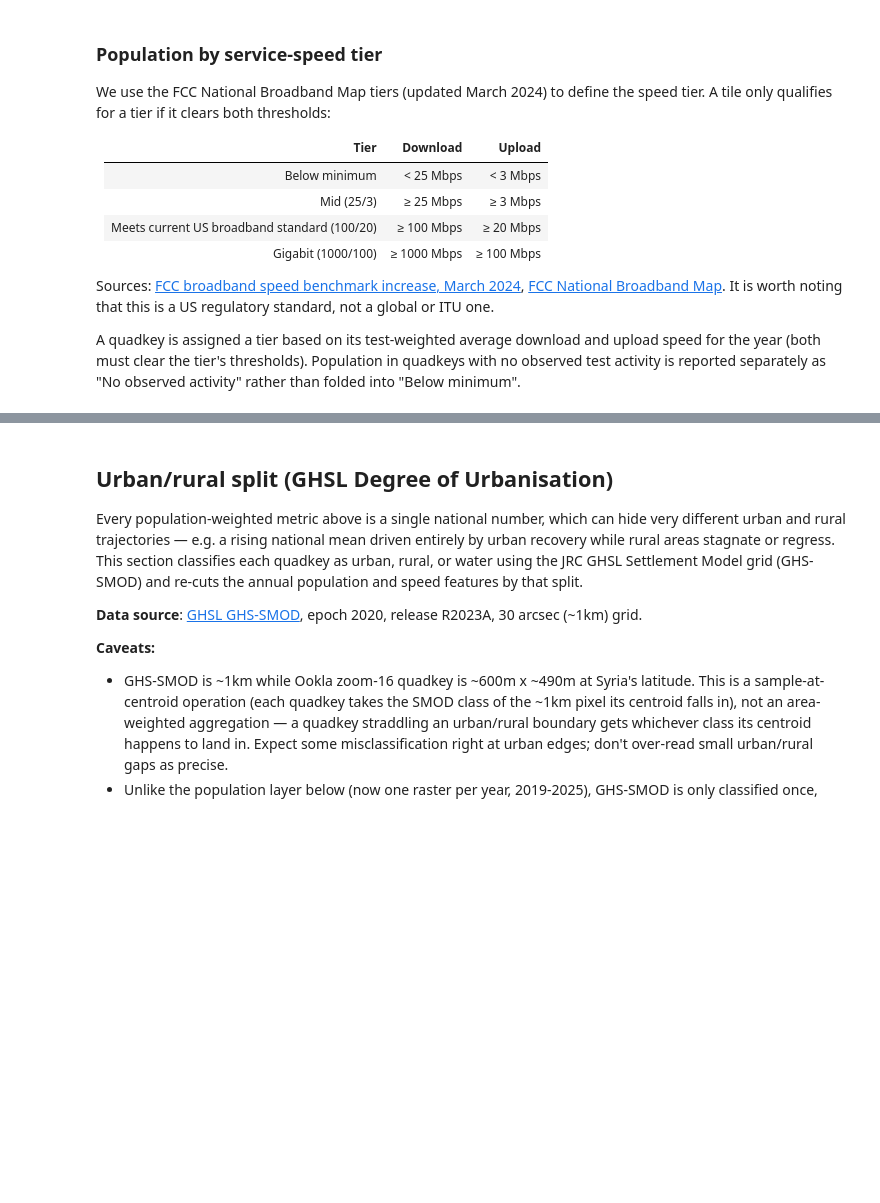
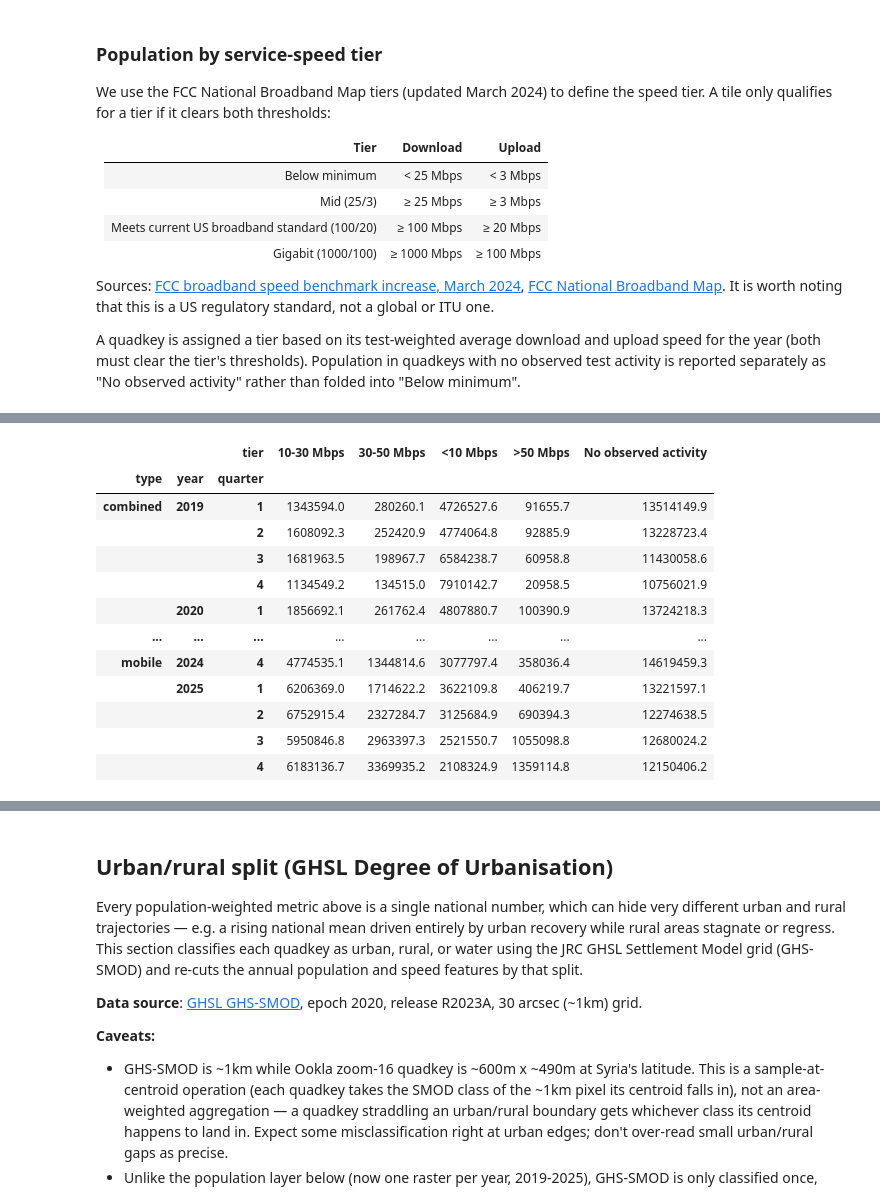
Before and after one commit to datapartnership/syria-economic-monitor, a Jupyter notebook: notebooks/internet-connectivity/gdp_proxy_features.ipynb, the cells around one changed output, grey strips where cells are left out. Drawn from its saved outputs; the diff is of its cells as text; code cells hidden in the pictures; blank space fills up the shorter version.

```diff
--- a/notebooks/internet-connectivity/gdp_proxy_features.ipynb
+++ b/notebooks/internet-connectivity/gdp_proxy_features.ipynb
@@ -17,7 +17,7 @@ def find_project_root(marker="pyproject.toml"):
 
 
 PROJECT_ROOT = find_project_root()
-DATA_DIR = PROJECT_ROOT / "data" / "syria-nowcasting"
+DATA_DIR = PROJECT_ROOT / "data" / "connectivity"
 
 RAW_GLOB = DATA_DIR / "raw"
 BOUNDARY_PATH = DATA_DIR / "boundaries" / "syria_adm0.geojson"
@@ -586,0 +848,76 @@ Saved -> /Users/farhanreynaldo/Documents/world-bank/git-repo/cross-support-sandb
+# %%
+CUSTOM_TIER_QUARTERLY_OUT_PATH = (
+    DATA_DIR / "processed" / "quarterly_custom_speed_tier_population.csv"
+)
+CUSTOM_TIER_LABELS = [
+    ">50 Mbps",
+    "30-50 Mbps",
+    "10-30 Mbps",
+    "<10 Mbps",
+]
+
+
+def assign_custom_tier(avg_d_mbps: pd.Series) -> pd.Series:
+    """Highest custom tier for which download speed clears that tier's threshold."""
+    conditions = [
+        avg_d_mbps > 50,
+        (avg_d_mbps > 30) & (avg_d_mbps <= 50),
+        (avg_d_mbps > 10) & (avg_d_mbps <= 30),
+    ]
+    choices = CUSTOM_TIER_LABELS[:3]
+    return pd.Series(
+        np.select(conditions, choices, default=CUSTOM_TIER_LABELS[3]),
+        index=avg_d_mbps.index,
+    )
+
+
+def build_custom_speed_tier_population_quarterly(
+    quadkey_quarter: pd.DataFrame, total_population_by_year: pd.Series
+) -> pd.DataFrame:
+    active = quadkey_quarter[quadkey_quarter["tests"] > 0].copy()
+    active["avg_d_mbps"] = active["avg_d_kbps"] / 1000
+    active["tier"] = assign_custom_tier(active["avg_d_mbps"])
+
+    tier_pop = (
+        active.groupby(["type", "year", "quarter", "tier"], observed=True)["population"]
+        .sum()
+        .reset_index()
+    )
+
+    no_activity = (
+        active.groupby(["type", "year", "quarter"])["population"].sum().reset_index()
+    )
+    no_activity["total_population"] = no_activity["year"].map(total_population_by_year)
+    no_activity["population"] = (
+        no_activity["total_population"] - no_activity["population"]
+    )
+    no_activity = no_activity.drop(columns="total_population")
+    no_activity["tier"] = "No observed activity"
+
+    combined = pd.concat([tier_pop, no_activity], ignore_index=True)
+    combined["total_population"] = combined["year"].map(total_population_by_year)
+    combined["pop_share"] = round(
+        combined["population"] / combined["total_population"], 4
+    )
+    combined = combined.drop(columns="total_population")
+    combined["period"] = pd.to_datetime(
+        dict(
+            year=combined["year"], month=combined["quarter"].sub(1).mul(3).add(1), day=1
+        )
+    )
+    return combined.sort_values(["type", "year", "quarter"]).reset_index(drop=True)
+
+
+custom_speed_tier_population_quarterly = build_custom_speed_tier_population_quarterly(
+    quadkey_quarter_panel, TOTAL_POPULATION_BY_YEAR
+)
+custom_speed_tier_population_quarterly.to_csv(CUSTOM_TIER_QUARTERLY_OUT_PATH, index=False)
+print(f"Saved -> {CUSTOM_TIER_QUARTERLY_OUT_PATH}")
+custom_speed_tier_population_quarterly.pivot_table(
+    index=["type", "year", "quarter"],
+    columns="tier",
+    values="population",
+    fill_value=0,
+    observed=True,
+)
+# %% [output]
@@ -586,0 +925,13 @@ Saved -> /Users/farhanreynaldo/Documents/world-bank/git-repo/cross-support-sandb
+|  |  | tier | 10-30 Mbps | 30-50 Mbps | <10 Mbps | >50 Mbps | No observed activity |
+| type | year | quarter |  |  |  |  |  |
+| combined | 2019 | 1 | 1343594.0 | 280260.1 | 4726527.6 | 91655.7 | 13514149.9 |
+|  |  | 2 | 1608092.3 | 252420.9 | 4774064.8 | 92885.9 | 13228723.4 |
+|  |  | 3 | 1681963.5 | 198967.7 | 6584238.7 | 60958.8 | 11430058.6 |
+|  |  | 4 | 1134549.2 | 134515.0 | 7910142.7 | 20958.5 | 10756021.9 |
+|  | 2020 | 1 | 1856692.1 | 261762.4 | 4807880.7 | 100390.9 | 13724218.3 |
+| ... | ... | ... | ... | ... | ... | ... | ... |
+| mobile | 2024 | 4 | 4774535.1 | 1344814.6 | 3077797.4 | 358036.4 | 14619459.3 |
+|  | 2025 | 1 | 6206369.0 | 1714622.2 | 3622109.8 | 406219.7 | 13221597.1 |
+|  |  | 2 | 6752915.4 | 2327284.7 | 3125684.9 | 690394.3 | 12274638.5 |
+|  |  | 3 | 5950846.8 | 2963397.3 | 2521550.7 | 1055098.8 | 12680024.2 |
+|  |  | 4 | 6183136.7 | 3369935.2 | 2108324.9 | 1359114.8 | 12150406.2 |
```
Also changed, not shown: parts of 21 cells of this notebook.
